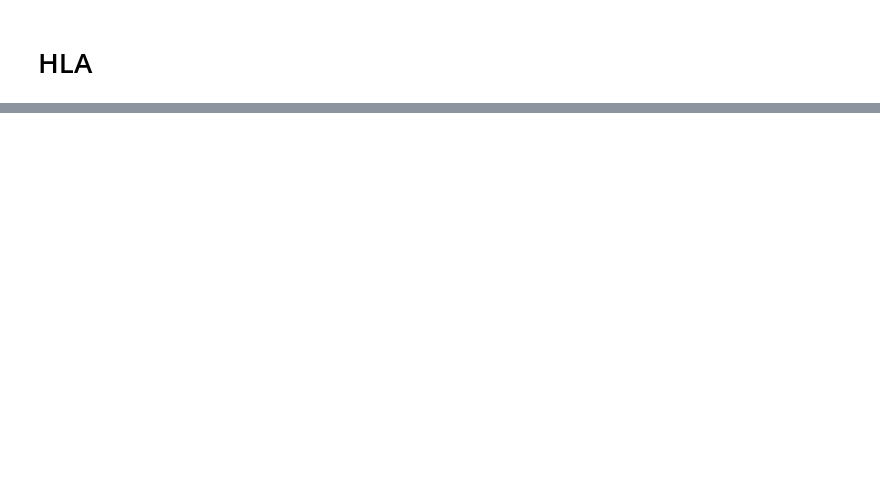
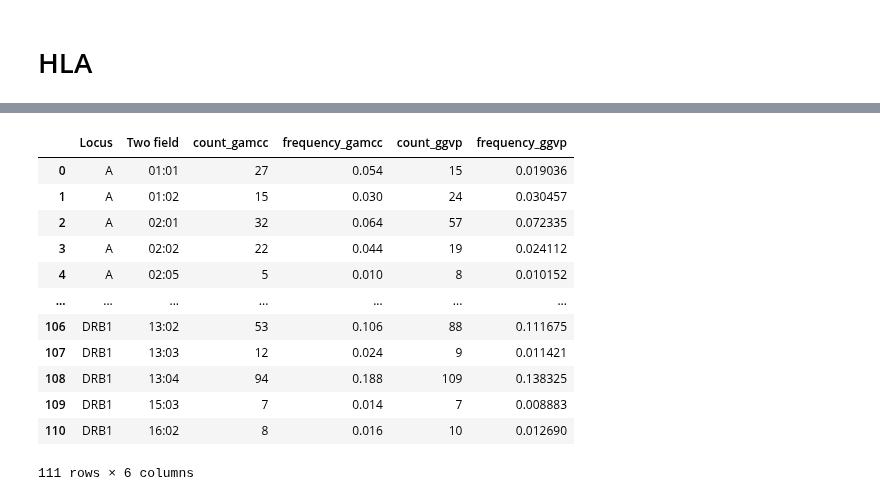
Before and after one commit to Suuuuuuuus/LCWGS_pipeline, a Jupyter notebook: scripts/notebooks/lcwgs_tmp.ipynb, the cells around one changed output, grey strips where cells are left out. Saved outputs shown, nothing was run; the diff lists cells and outputs as text; code cells hidden in the pictures; blank space fills up the shorter version.

```diff
--- a/scripts/notebooks/lcwgs_tmp.ipynb
+++ b/scripts/notebooks/lcwgs_tmp.ipynb
@@ -486,0 +232,21 @@ print(p)
+# %%
+ggvp = "data/hla_direct_sequencing/GGVP_HLA.tsv"
+ggvp = pd.read_csv(ggvp, sep = '\t')
+
+alleles = []
+counts = []
+
+for a in ggvp['alleles'].unique():
+    tmp = ggvp[ggvp['alleles'] == a]
+    alleles.append(a)
+    counts.append(tmp['allele_count'].sum())
+
+ggvp = pd.DataFrame({'alleles': alleles, 'count': counts})
+ggvp['Locus'] = ggvp['alleles'].str.split('*').str.get(0)
+ggvp = ggvp[ggvp['Locus'].isin(HLA_GENES)]
+ggvp['Two field'] = ggvp['alleles'].str.split('*').str.get(1)
+ggvp = ggvp[['Locus', 'Two field', 'count']]
+
+N = 788
+ggvp['frequency'] = ggvp['count']/N
+ggvp
@@ -486,0 +267,15 @@ print(p)
+# %%
+hla = lcwgsus.read_hla_direct_sequencing(retain = 'all')
+gamcc = lcwgsus.gather_hla_alleles(hla)
+gamcc['allele'] = gamcc['Allele'].str.split('*').str.get(1)
+gamcc = gamcc[~gamcc['allele'].str.contains('X')]
+gamcc = gamcc.apply(extract_smallest_allele, axis = 1)
+gamcc = gamcc['allele'].value_counts().reset_index()
+gamcc['Locus'] = gamcc['allele'].str.split('*').str.get(0)
+gamcc = gamcc.sort_values(by = ['Locus', 'allele'], ascending = True).reset_index(drop = True).rename(columns = {'allele': 'Two field'})
+gamcc = gamcc[['Locus', 'Two field', 'count']]
+gamcc['Two field'] = gamcc['Two field'].str.split('*').str.get(1)
+
+N = 500
+gamcc['frequency'] = gamcc['count']/N
+gamcc
@@ -486,0 +296,17 @@ print(p)
+# %%
+x = pd.merge(gamcc, ggvp, on = ['Locus', 'Two field'], suffixes = ('_gamcc', '_ggvp'), how = 'inner')
+x
+# %% [output]
+|  | Locus | Two field | count_gamcc | frequency_gamcc | count_ggvp | frequency_ggvp |
+| 0 | A | 01:01 | 27 | 0.054 | 15 | 0.019036 |
+| 1 | A | 01:02 | 15 | 0.030 | 24 | 0.030457 |
+| 2 | A | 02:01 | 32 | 0.064 | 57 | 0.072335 |
+| 3 | A | 02:02 | 22 | 0.044 | 19 | 0.024112 |
+| 4 | A | 02:05 | 5 | 0.010 | 8 | 0.010152 |
+| ... | ... | ... | ... | ... | ... | ... |
+| 106 | DRB1 | 13:02 | 53 | 0.106 | 88 | 0.111675 |
+| 107 | DRB1 | 13:03 | 12 | 0.024 | 9 | 0.011421 |
+| 108 | DRB1 | 13:04 | 94 | 0.188 | 109 | 0.138325 |
+| 109 | DRB1 | 15:03 | 7 | 0.014 | 7 | 0.008883 |
+| 110 | DRB1 | 16:02 | 8 | 0.016 | 10 | 0.012690 |
+111 rows × 6 columns
```
Also changed, not shown: parts of 29 cells of this notebook.
